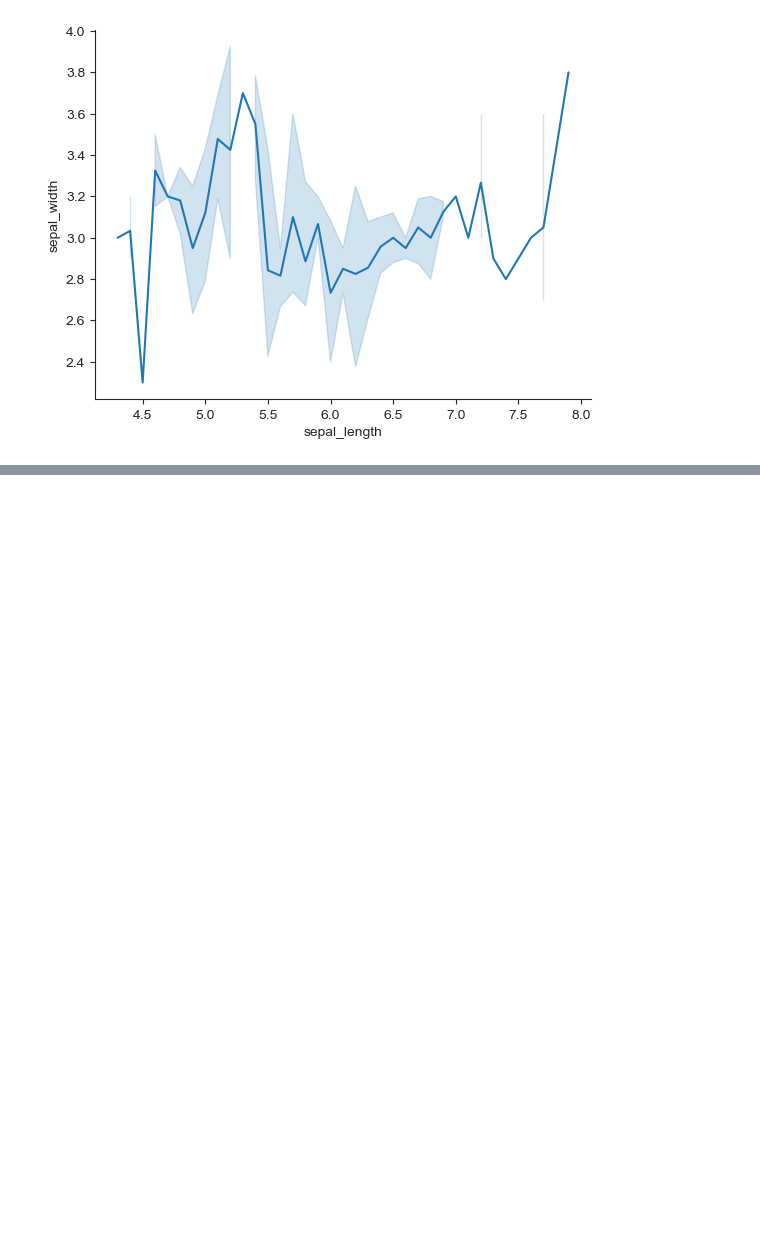
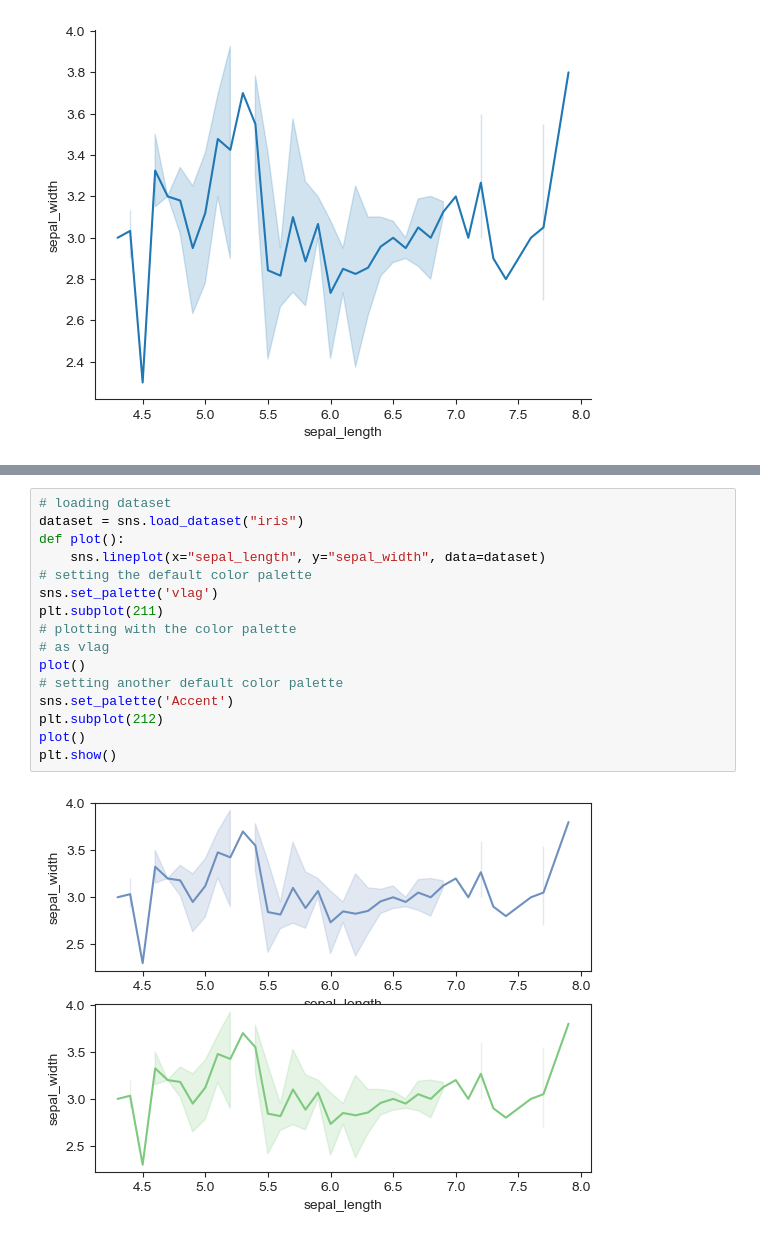
Before and after one commit to fysalkasim/Python2025, a Jupyter notebook: Seaborn/introduction.ipynb, the cells around one changed output, grey strips where cells are left out. Drawn from its saved outputs; the diff is of its cells as text; blank space fills up the shorter version.

```diff
--- a/Seaborn/introduction.ipynb
+++ b/Seaborn/introduction.ipynb
@@ -90,0 +113,18 @@ plt.show()
+# %%
+# loading dataset
+dataset = sns.load_dataset("iris")
+def plot():
+    sns.lineplot(x="sepal_length", y="sepal_width", data=dataset)
+# setting the default color palette
+sns.set_palette('vlag')
+plt.subplot(211)
+# plotting with the color palette
+# as vlag
+plot()
+# setting another default color palette
+sns.set_palette('Accent')
+plt.subplot(212)
+plot()
+plt.show()
+# %% [output]
+[figure, added]
```
Also changed, not shown: parts of 7 cells of this notebook, 5 other files.
